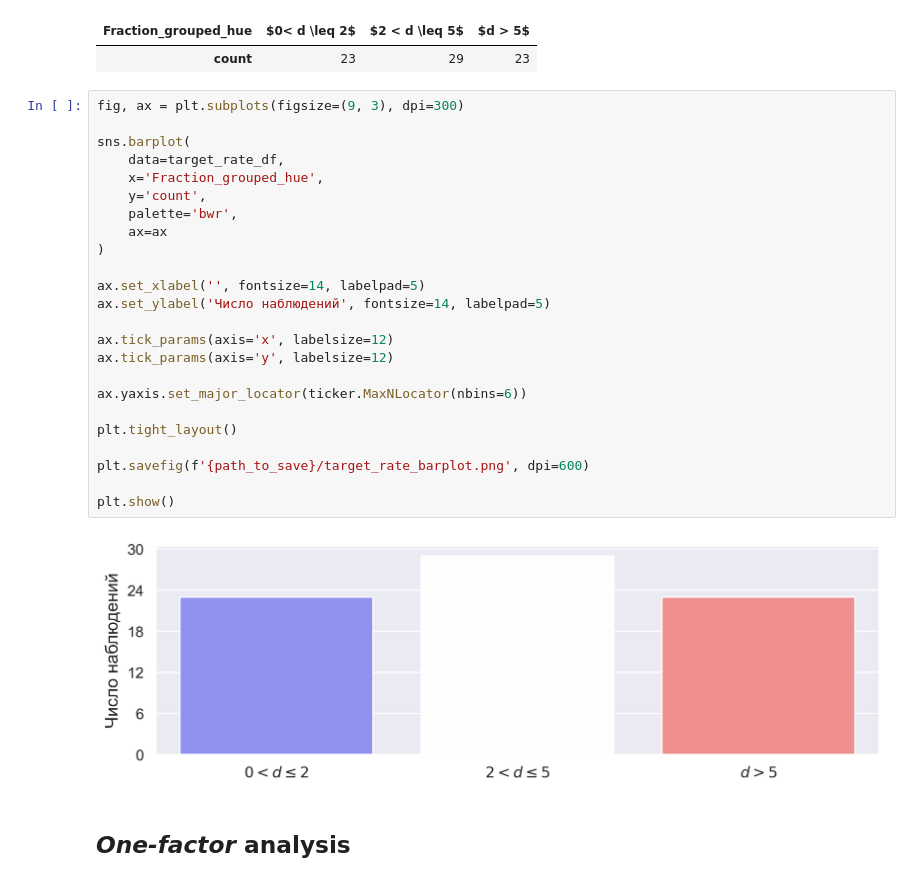
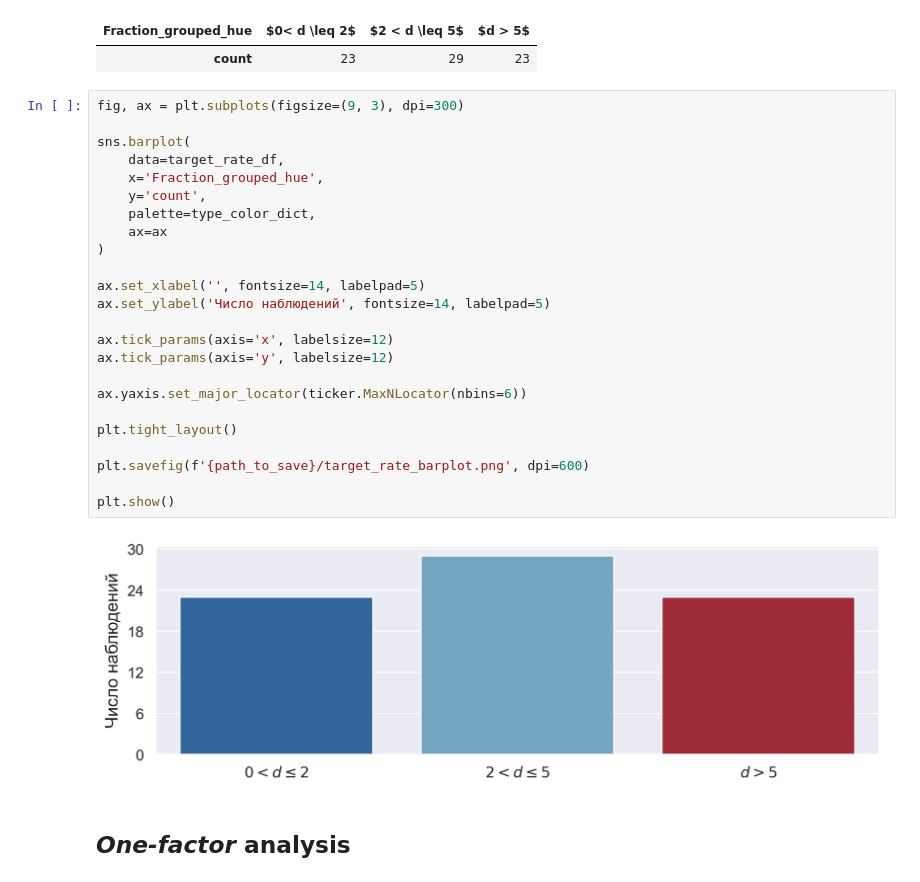
Before and after one commit to Fltvv/go-ftir-sfa, a Jupyter notebook: code/04a_modeling_lr.ipynb, the cells around one changed output. Saved outputs shown, nothing was run; the diff lists cells and outputs as text.

```diff
--- a/code/04a_modeling_lr.ipynb
+++ b/code/04a_modeling_lr.ipynb
@@ -165,29 +159,29 @@ target_rate_df.T
 # %%
 fig, ax = plt.subplots(figsize=(9, 3), dpi=300)
 
 sns.barplot(
     data=target_rate_df,
     x='Fraction_grouped_hue',
     y='count',
-    palette='bwr',
+    palette=type_color_dict,
     ax=ax
 )
 
 ax.set_xlabel('', fontsize=14, labelpad=5)
 ax.set_ylabel('Число наблюдений', fontsize=14, labelpad=5)
 
 ax.tick_params(axis='x', labelsize=12)
 ax.tick_params(axis='y', labelsize=12)
 
 ax.yaxis.set_major_locator(ticker.MaxNLocator(nbins=6))
 
 plt.tight_layout()
 
 plt.savefig(f'{path_to_save}/target_rate_barplot.png', dpi=600)
 
 plt.show()
 # %% [output]
-[figure, old version]
+[figure, new version]
 # %% [markdown]
 ## *One-factor* analysis
 # %% [markdown]
```
Also changed, not shown: parts of 89 cells of this notebook, 16 other files.
